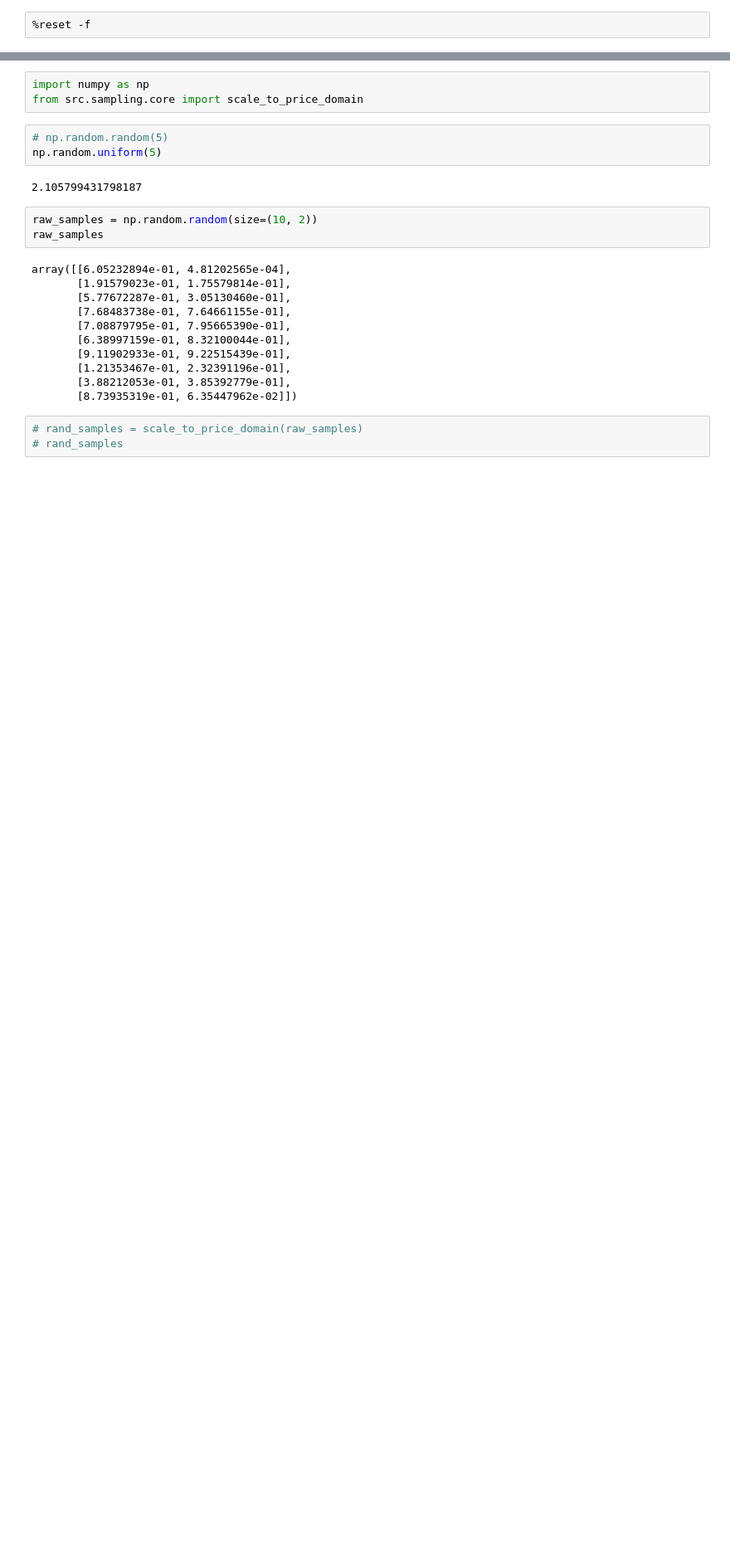
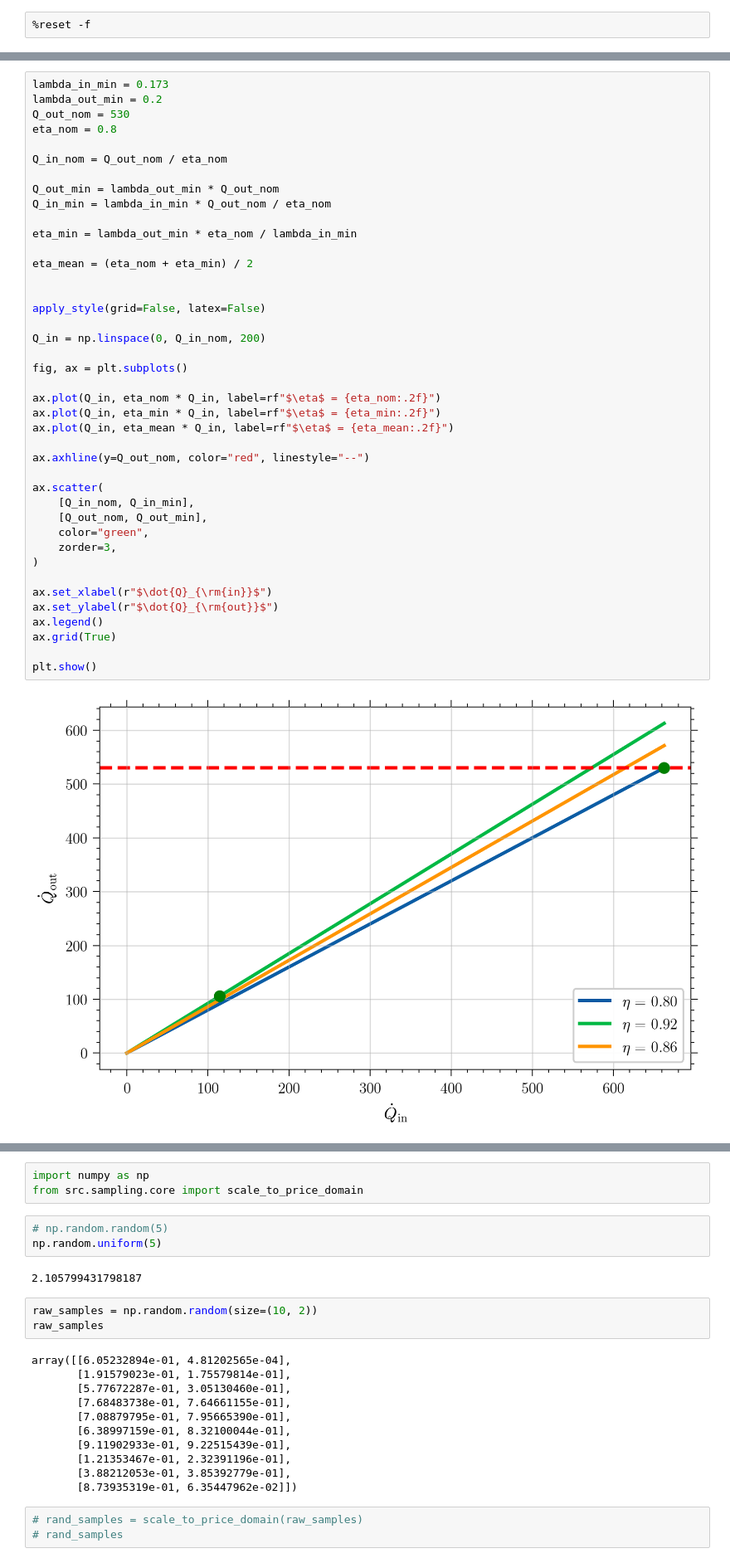
Before and after one commit to marius-ne/ModE_Group7, a Jupyter notebook: Erdem/playground_analysis.ipynb, the cells around one changed output, grey strips where cells are left out. Shown at 83% size. Drawn from its saved outputs; the diff is of its cells as text; blank space fills up the shorter version.

Commit message:
added plot style

```diff
--- a/Erdem/playground_analysis.ipynb
+++ b/Erdem/playground_analysis.ipynb
@@ -11,0 +13,43 @@ from src.optimization.core import load_optimization_results
+# %%
+lambda_in_min = 0.173
+lambda_out_min = 0.2
+Q_out_nom = 530
+eta_nom = 0.8
+
+Q_in_nom = Q_out_nom / eta_nom
+
+Q_out_min = lambda_out_min * Q_out_nom
+Q_in_min = lambda_in_min * Q_out_nom / eta_nom
+
+eta_min = lambda_out_min * eta_nom / lambda_in_min
+
+eta_mean = (eta_nom + eta_min) / 2
+
+
+apply_style(grid=False, latex=False)
+
+Q_in = np.linspace(0, Q_in_nom, 200)
+
+fig, ax = plt.subplots()
+
+ax.plot(Q_in, eta_nom * Q_in, label=rf"$\eta$ = {eta_nom:.2f}")
+ax.plot(Q_in, eta_min * Q_in, label=rf"$\eta$ = {eta_min:.2f}")
+ax.plot(Q_in, eta_mean * Q_in, label=rf"$\eta$ = {eta_mean:.2f}")
+
+ax.axhline(y=Q_out_nom, color="red", linestyle="--")
+
+ax.scatter(
+    [Q_in_nom, Q_in_min],
+    [Q_out_nom, Q_out_min],
+    color="green",
+    zorder=3,
+)
+
+ax.set_xlabel(r"$\dot{Q}_{\rm{in}}$")
+ax.set_ylabel(r"$\dot{Q}_{\rm{out}}$")
+ax.legend()
+ax.grid(True)
+
+plt.show()
+# %% [output]
+[figure, added]
```
Also changed, not shown: parts of 4 cells of this notebook, 10 other files.
